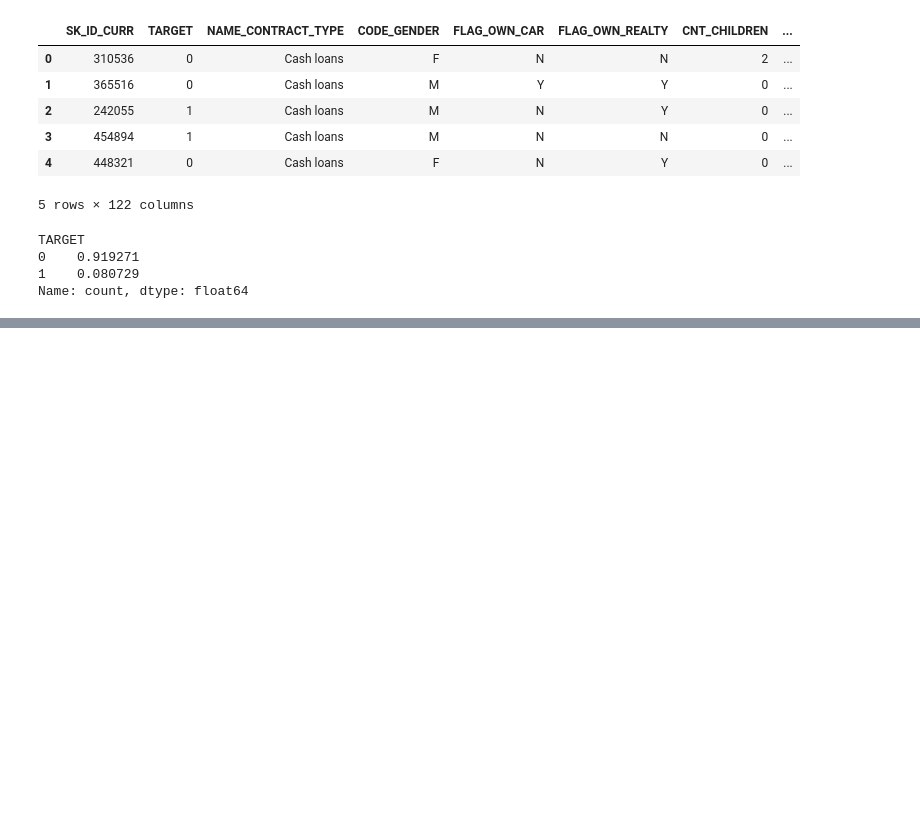
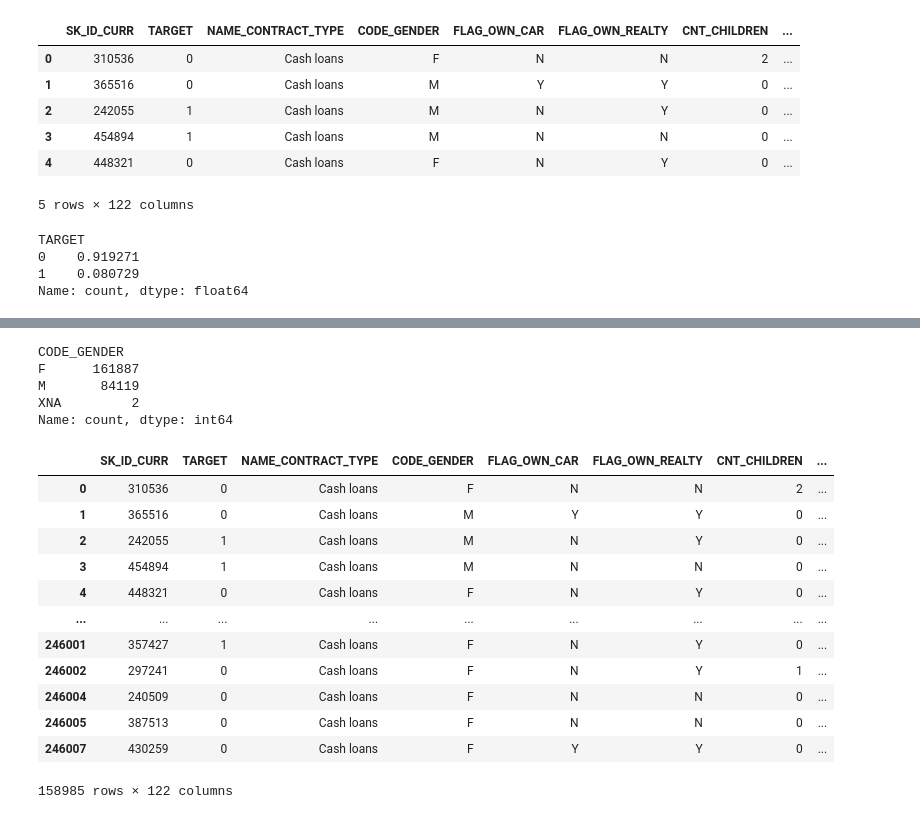
Before and after one commit to kanikasure/loan-default-risk, a Jupyter notebook: notebooks/03_eda.ipynb, the cells around one changed output, grey strips where cells are left out. Drawn from its saved outputs; the diff is of its cells as text; code cells hidden in the pictures; blank space fills up the shorter version.

```diff
--- a/notebooks/03_eda.ipynb
+++ b/notebooks/03_eda.ipynb
@@ -25,0 +61,26 @@ Name: count, dtype: float64
+# %%
+#unique categories in gender
+df["CODE_GENDER"].value_counts()
+# %% [output]
+CODE_GENDER
+F      161887
+M       84119
+XNA         2
+Name: count, dtype: int64
+# %%
+# percentage of applicants with AMT_GOODS_PRICE less than AMT_CREDIT with no missing values
+df[df["AMT_GOODS_PRICE"]< df["AMT_CREDIT"]]
+# %% [output]
+|  | SK_ID_CURR | TARGET | NAME_CONTRACT_TYPE | CODE_GENDER | FLAG_OWN_CAR | FLAG_OWN_REALTY | CNT_CHILDREN | ... |
+| 0 | 310536 | 0 | Cash loans | F | N | N | 2 | ... |
+| 1 | 365516 | 0 | Cash loans | M | Y | Y | 0 | ... |
+| 2 | 242055 | 1 | Cash loans | M | N | Y | 0 | ... |
+| 3 | 454894 | 1 | Cash loans | M | N | N | 0 | ... |
+| 4 | 448321 | 0 | Cash loans | F | N | Y | 0 | ... |
+| ... | ... | ... | ... | ... | ... | ... | ... | ... |
+| 246001 | 357427 | 1 | Cash loans | F | N | Y | 0 | ... |
+| 246002 | 297241 | 0 | Cash loans | F | N | Y | 1 | ... |
+| 246004 | 240509 | 0 | Cash loans | F | N | N | 0 | ... |
+| 246005 | 387513 | 0 | Cash loans | F | N | N | 0 | ... |
+| 246007 | 430259 | 0 | Cash loans | F | Y | Y | 0 | ... |
+158985 rows × 122 columns
```
Also changed, not shown: parts of 20 cells of this notebook, 2 other files.
